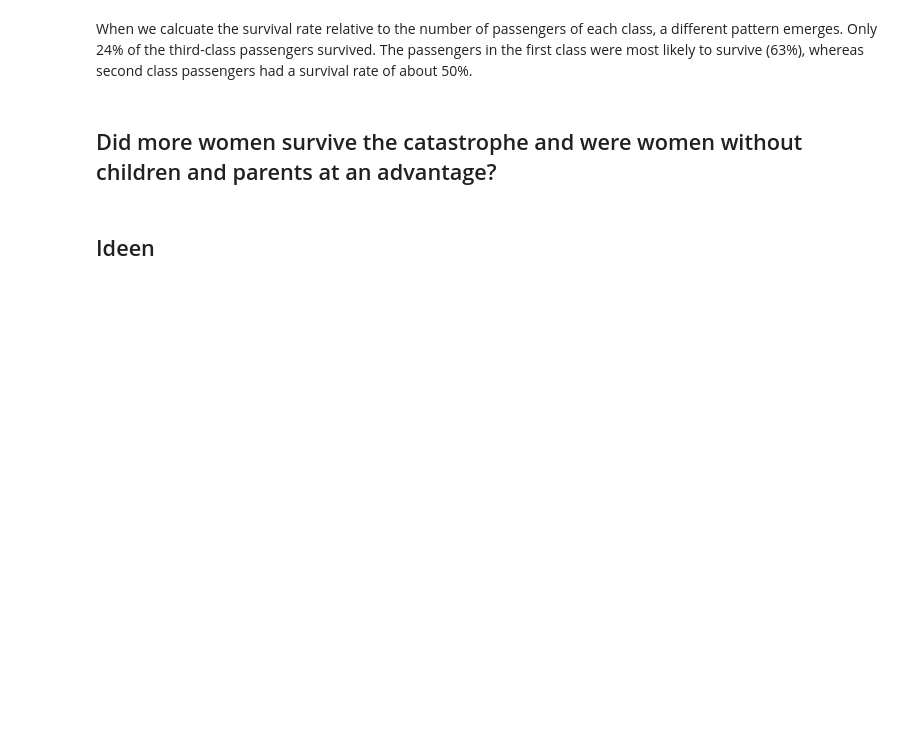
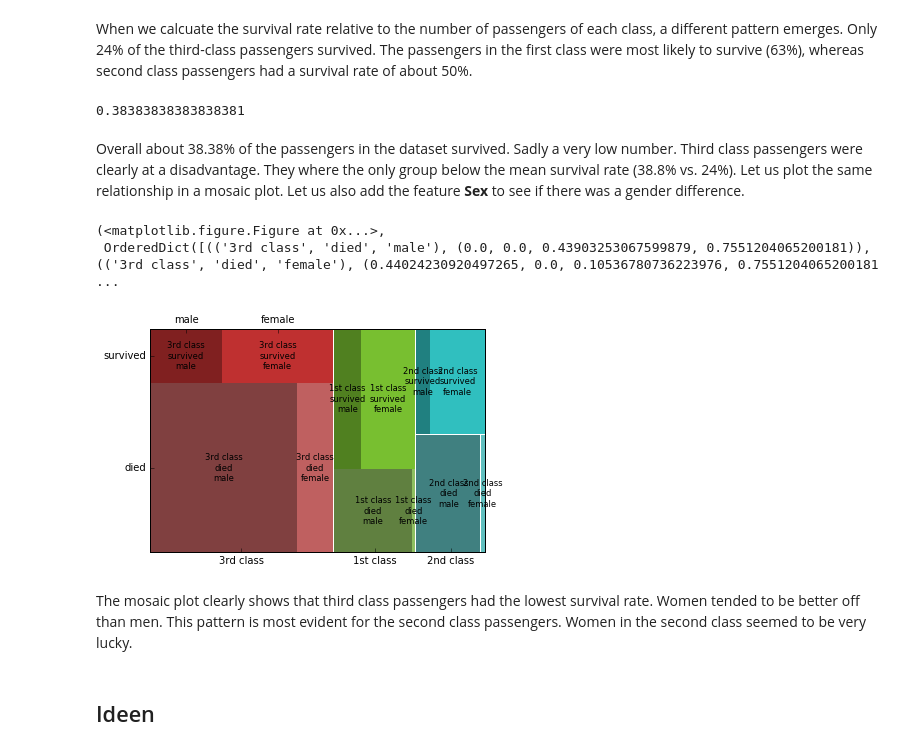
Before and after one commit to ch-bu/Udacity_Investigate-a-Dataset, a Jupyter notebook: titanic_notebook.ipynb, the cells around one changed output. Drawn from its saved outputs; the diff is of its cells as text; code cells hidden in the pictures; blank space fills up the shorter version.

Commit message:
add mosaic plot for first question

```diff
--- a/titanic_notebook.ipynb
+++ b/titanic_notebook.ipynb
@@ -102,8 +107,23 @@ plt.title('Survival rate among the three Titanic classes')
 [figure]
 # %% [markdown]
 When we calcuate the survival rate relative to the number of passengers of each class, a different pattern emerges. Only 24% of the third-class passengers survived. The passengers in the first class were most likely to survive (63%), whereas second class passengers had a survival rate of about 50%.
-# %% [markdown]
-## Did more women survive the catastrophe and were women without children and parents at an advantage?
+# %%
+sum(titanic_df['Survived']) / float(len(titanic_df['Survived']))
+# %% [output]
+0.38383838383838381
+# %% [markdown]
+Overall about 38.38% of the passengers in the dataset survived. Sadly a very low number. Third class passengers were clearly at a disadvantage. They where the only group below the mean survival rate (38.8% vs. 24%). Let us plot the same relationship in a mosaic plot. Let us also add the feature **Sex** to see if there was a gender difference.
+# %%
+titanic_df['Survived_string'] = titanic_df['Survived'].map({0: 'died', 1: 'survived'})
+titanic_df['Pclass_string'] = titanic_df['Pclass'].map({1: '1st class', 2: '2nd class', 3: '3rd class'})
+# %%
+mosaic(titanic_df, ['Pclass_string', 'Survived_string', 'Sex'])
+# %% [output]
+(<matplotlib.figure.Figure at 0x...>,
+ OrderedDict([(('3rd class', 'died', 'male'), (0.0, 0.0, 0.43903253067599879, 0.7551204065200181)), (('3rd class', 'died', 'female'), (0.44024230920497265, 0.0, 0.10536780736223976, 0.7551204065200181 ...
+[figure, added]
+# %% [markdown]
+The mosaic plot clearly shows that third class passengers had the lowest survival rate. Women tended to be better off than men. This pattern is most evident for the second class passengers. Women in the second class seemed to be very lucky.
 # %% [markdown]
 ## Ideen
 # %% [markdown]
```
Also changed, not shown: parts of 5 cells of this notebook.
